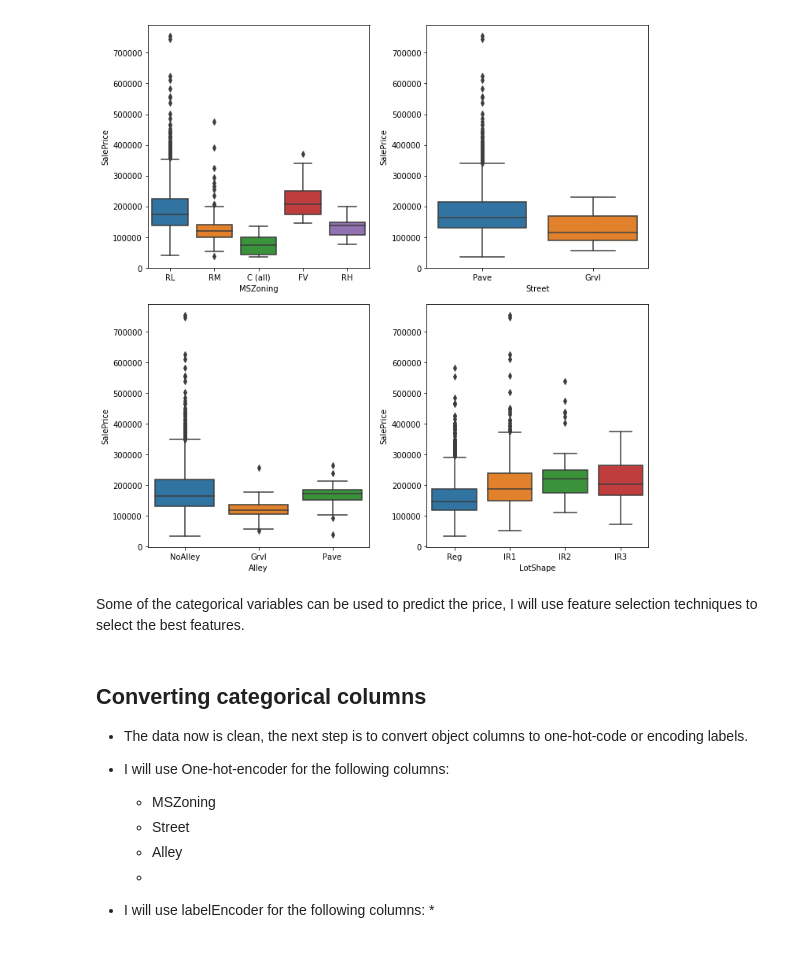
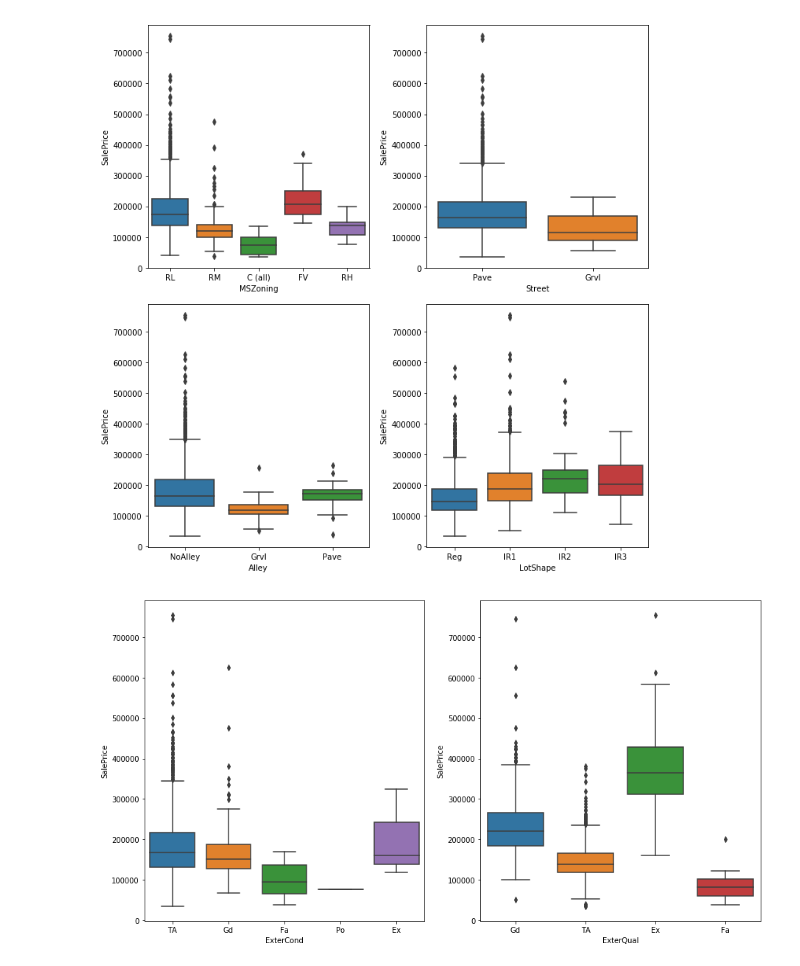
Before and after one commit to Yaohua-Chang/ML-Final-Project, a Jupyter notebook: Tamer/NB Week 1 EDA.ipynb, the cells around one changed output. Saved outputs shown, nothing was run; the diff lists cells and outputs as text; code cells hidden in the pictures.

```diff
--- a/Tamer/NB Week 1 EDA.ipynb
+++ b/Tamer/NB Week 1 EDA.ipynb
@@ -218,3 +238,11 @@ plt.tight_layout()
+# %%
+data.GarageType = data.GarageType.map({'2Types':4 , 'Attchd': 5, 'Basment':3 ,'BuiltIn':6 ,
+                                       'CarPort' :1, 'Detchd':2 , 'NoGarage': 0})
+
+data.GarageCond = data.GarageCond.map({'NoGarage':0, 'Po':1, 'Fa':2, 'TA':3, 'Gd':4, 'Ex':5})
+data.GarageQual = data.GarageQual.map({'NoGarage':0, 'Po':1, 'Fa':2, 'TA':3, 'Gd':4, 'Ex':5})
+data.GarageFinish = data.GarageFinish.map({'Fin':3, 'RFn':2, 'Unf':1, 'NoGarage':0})
+data.PavedDrive = data.PavedDrive.map({'Y':2,'P':1, 'N':0 })
 # %%
 # Columns related to surrounding condition
 fig = plt.figure(figsize=(10,10))
@@ -234,16 +262,16 @@ plt.close(g.fig)
 plt.tight_layout()
 # %% [output]
 [figure]
-# %% [markdown]
-Some of the categorical variables can be used to predict the price, I will use feature selection techniques to select the best features.
-# %% [markdown]
-## Converting categorical columns
-* The data now is clean, the next step is to convert object columns to one-hot-code or encoding labels.
-* I will use One-hot-encoder for the following columns:
-    * MSZoning
-    * Street
-    * Alley
-    *
-
-* I will use labelEncoder for the following columns:
-    *
+# %%
+# Columns related to surrounding condition
+fig = plt.figure(figsize=(15,8))
+ax = fig.add_subplot(121)
+g = sns.catplot(x="ExterCond", y="SalePrice", kind="box", data=data, ax=ax)
+plt.close(g.fig)
+ax = fig.add_subplot(122)
+g = sns.catplot(x="ExterQual", y="SalePrice", kind="box", data=data, ax=ax)
+plt.close(g.fig)
+data.ExterCond = data.ExterCond.map({"Ex":4,'Gd':3,'TA':2,'Fa':1,'Po':0})
+data.ExterQual = data.ExterQual.map({"Ex":4,'Gd':3,'TA':2,'Fa':1,'Po':0})
+# %% [output]
+[figure, added]
```
Also changed, not shown: parts of 18 cells of this notebook.
